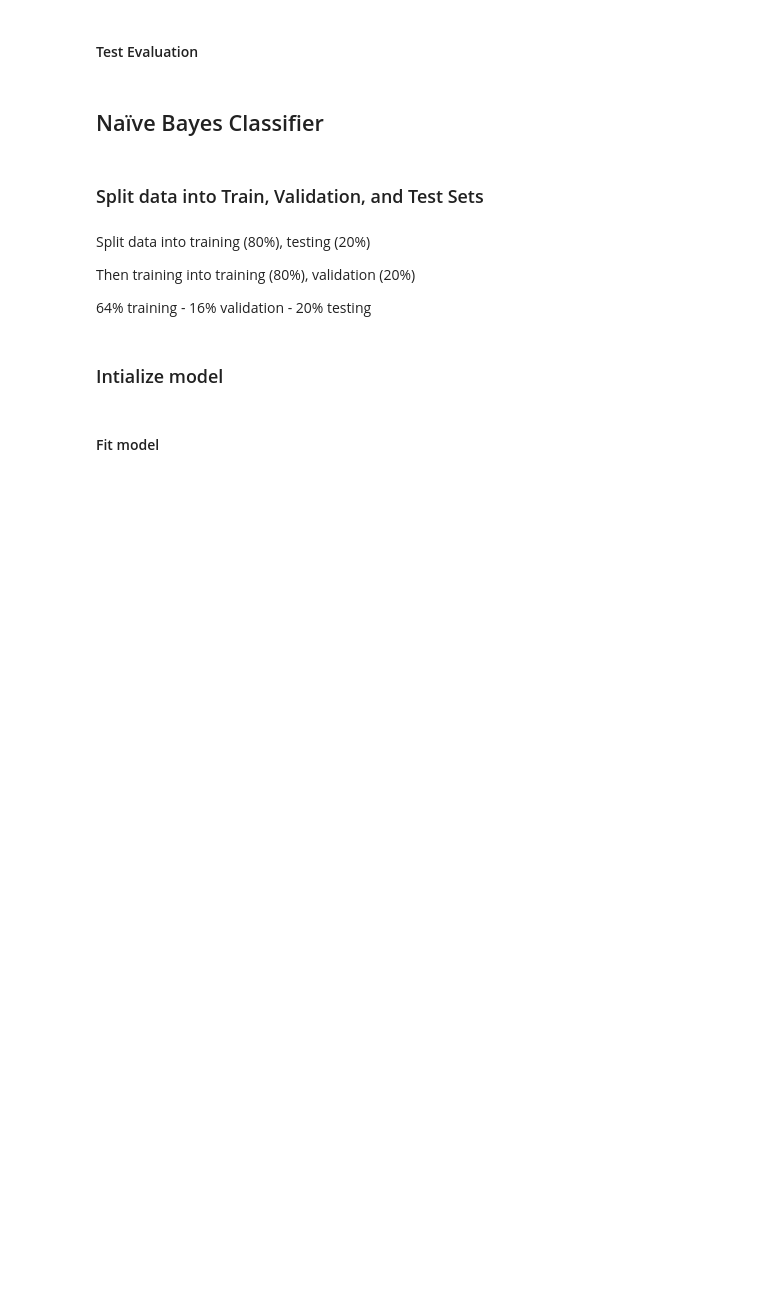
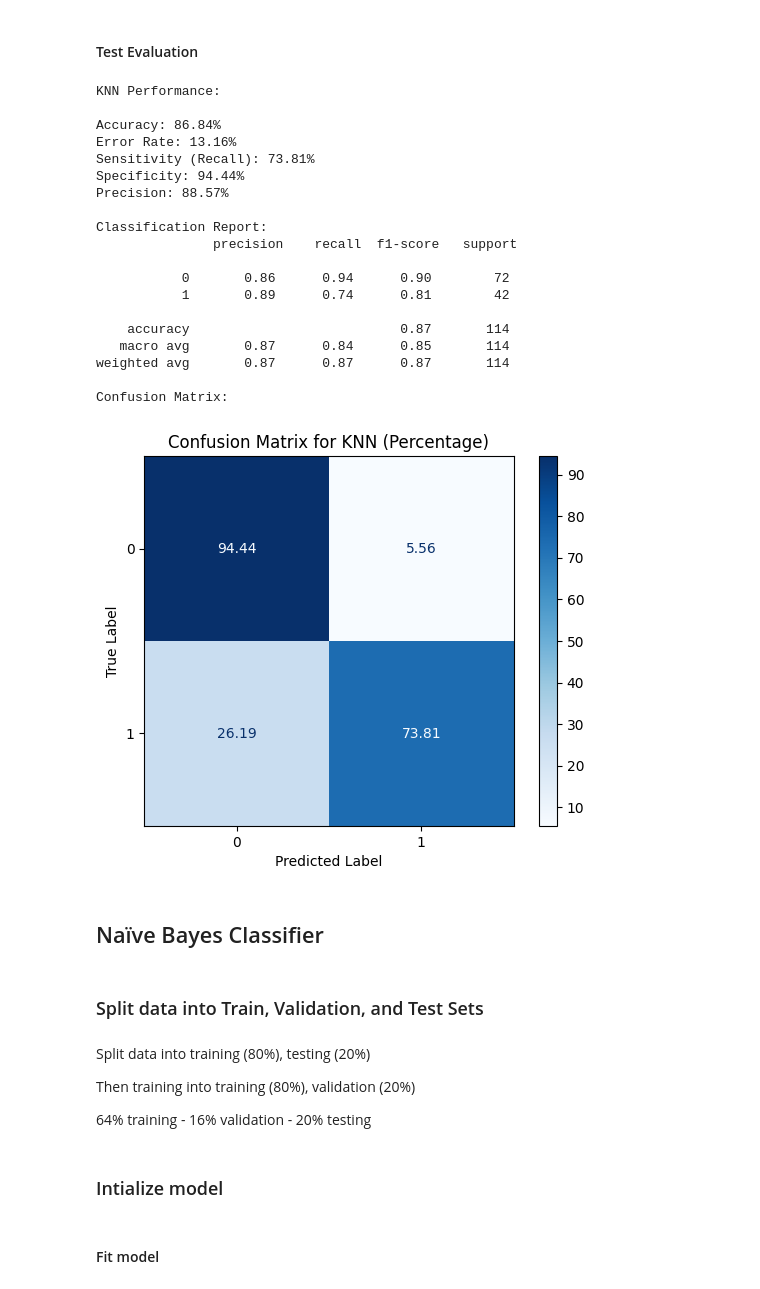
Before and after one commit to Malak0277/Breast-Cancer-Types-Prediction, a Jupyter notebook: Breast_Cancer_Model_Development_2.ipynb, the cells around one changed output. Saved outputs shown, nothing was run; the diff lists cells and outputs as text; code cells hidden in the pictures; blank space fills up the shorter version.

```diff
--- a/Breast_Cancer_Model_Development_2.ipynb
+++ b/Breast_Cancer_Model_Development_2.ipynb
@@ -363,3 +365,5 @@ Confusion Matrix:
+# %%
+X_train, X_val, y_train, y_val = train_test_split(X_train, y_train, test_size=0.2, random_state=1)
 # %% [markdown]
 #### Get best k with respect to training and validation accuracy
 # %%
@@ -469,8 +517,29 @@ evaluate_model(y_val, y_val_pred_knn, "KNN")
 # %% [markdown]
 #### Test Evaluation
 # %%
-y_test_pred_knn = final_knn_model.predict(X_test)
+y_test_pred_knn = best_manual_knn_model.predict(X_test)
 evaluate_model(y_test, y_test_pred_knn, "KNN")
+# %% [output]
+KNN Performance:
+
+Accuracy: 86.84%
+Error Rate: 13.16%
+Sensitivity (Recall): 73.81%
+Specificity: 94.44%
+Precision: 88.57%
+
+Classification Report:
+               precision    recall  f1-score   support
+
+           0       0.86      0.94      0.90        72
+           1       0.89      0.74      0.81        42
+
+    accuracy                           0.87       114
+   macro avg       0.87      0.84      0.85       114
+weighted avg       0.87      0.87      0.87       114
+
+Confusion Matrix:
+[figure, added]
 # %% [markdown]
 ## Naïve Bayes Classifier
 # %% [markdown]
```
Also changed, not shown: parts of 11 cells of this notebook.
